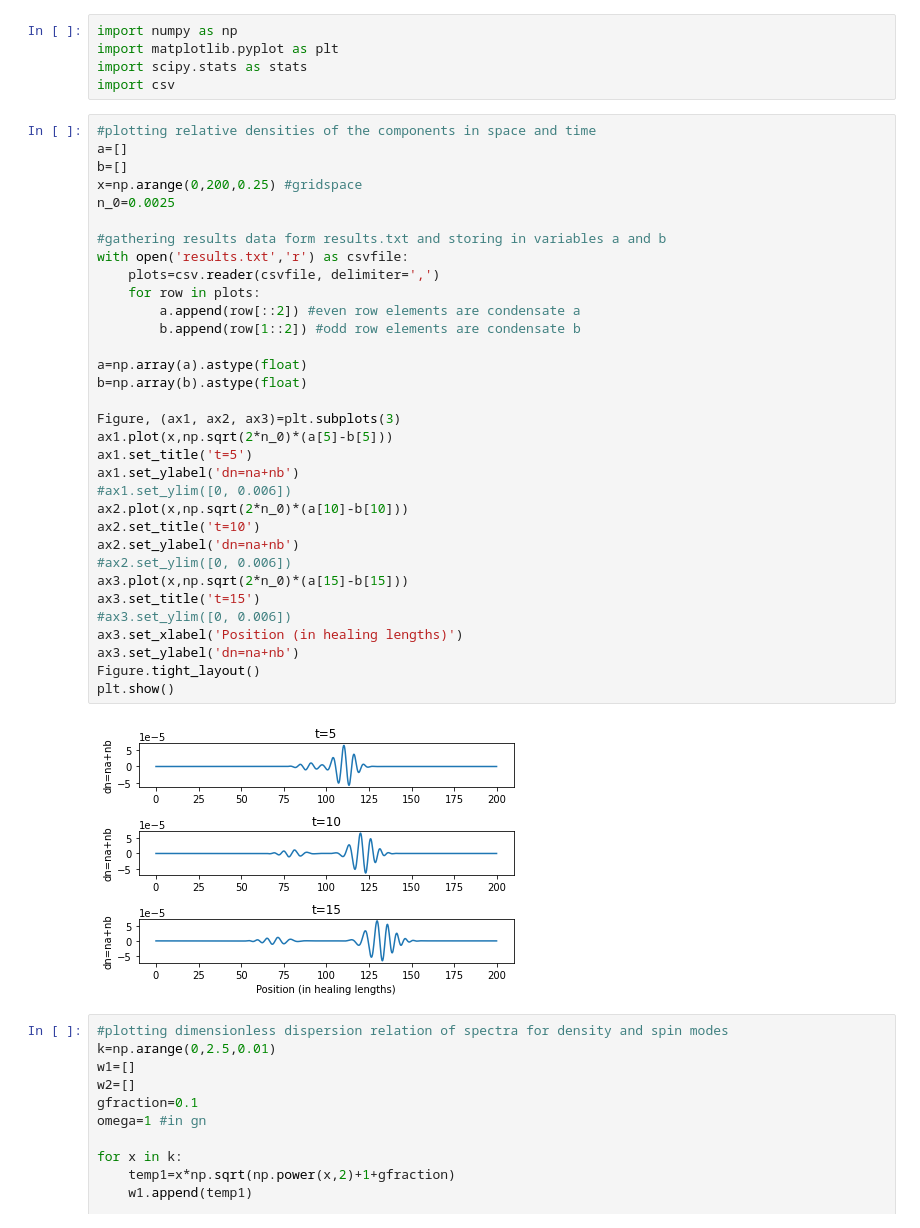
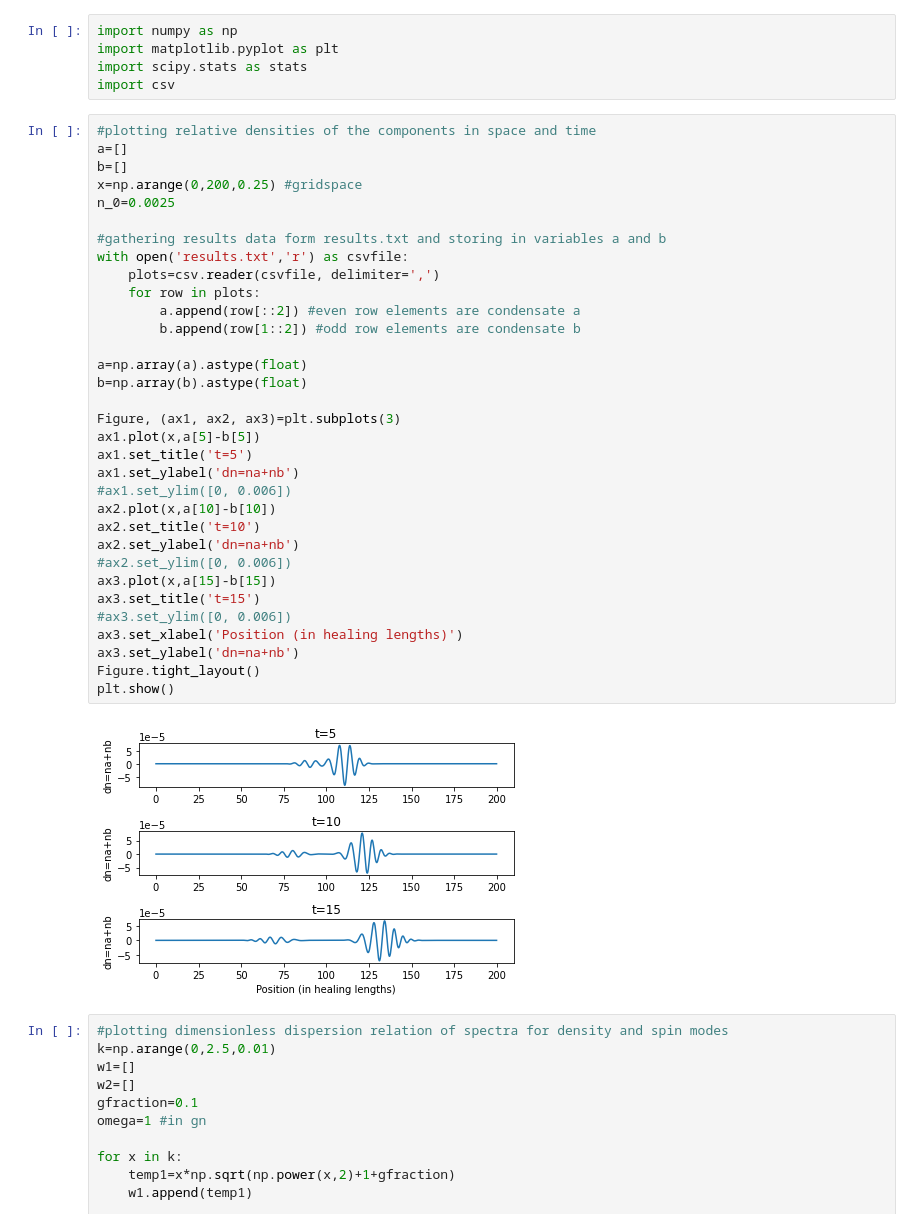
Before and after one commit to ebbeborg/GPsolver, a Jupyter notebook: results/results.ipynb, the cells around one changed output. Cells and saved outputs as stored; diff of their text form.

```diff
--- a/results/results.ipynb
+++ b/results/results.ipynb
@@ -7,37 +7,37 @@ import csv
 #plotting relative densities of the components in space and time
 a=[]
 b=[]
 x=np.arange(0,200,0.25) #gridspace
 n_0=0.0025
 
 #gathering results data form results.txt and storing in variables a and b
 with open('results.txt','r') as csvfile:
     plots=csv.reader(csvfile, delimiter=',')
     for row in plots:
         a.append(row[::2]) #even row elements are condensate a
         b.append(row[1::2]) #odd row elements are condensate b
 
 a=np.array(a).astype(float)
 b=np.array(b).astype(float)
 
 Figure, (ax1, ax2, ax3)=plt.subplots(3)
-ax1.plot(x,np.sqrt(2*n_0)*(a[5]-b[5]))
+ax1.plot(x,a[5]-b[5])
 ax1.set_title('t=5')
 ax1.set_ylabel('dn=na+nb')
 #ax1.set_ylim([0, 0.006])
-ax2.plot(x,np.sqrt(2*n_0)*(a[10]-b[10]))
+ax2.plot(x,a[10]-b[10])
 ax2.set_title('t=10')
 ax2.set_ylabel('dn=na+nb')
 #ax2.set_ylim([0, 0.006])
-ax3.plot(x,np.sqrt(2*n_0)*(a[15]-b[15]))
+ax3.plot(x,a[15]-b[15])
 ax3.set_title('t=15')
 #ax3.set_ylim([0, 0.006])
 ax3.set_xlabel('Position (in healing lengths)')
 ax3.set_ylabel('dn=na+nb')
 Figure.tight_layout()
 plt.show()
 # %% [output]
-[figure, old version]
+[figure, new version]
 # %%
 #plotting dimensionless dispersion relation of spectra for density and spin modes
 k=np.arange(0,2.5,0.01)
```
Also changed, not shown: 5 other files.
